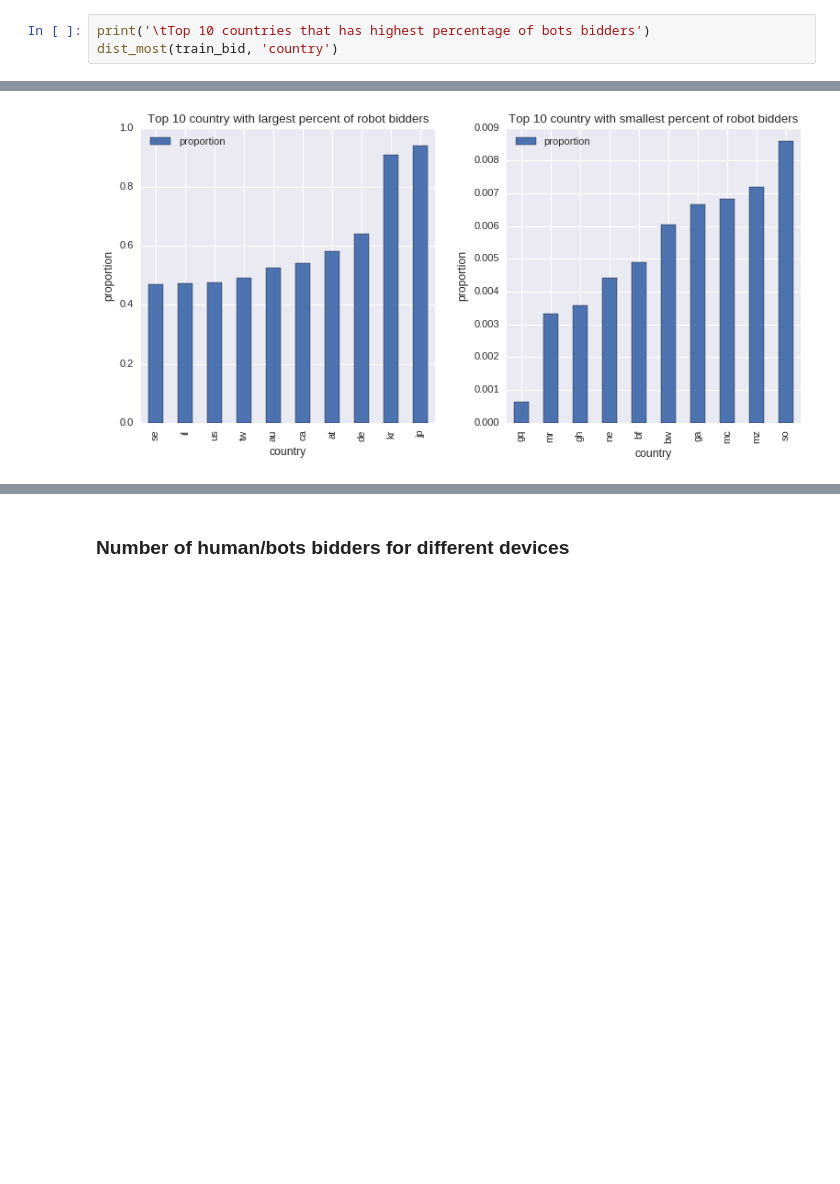
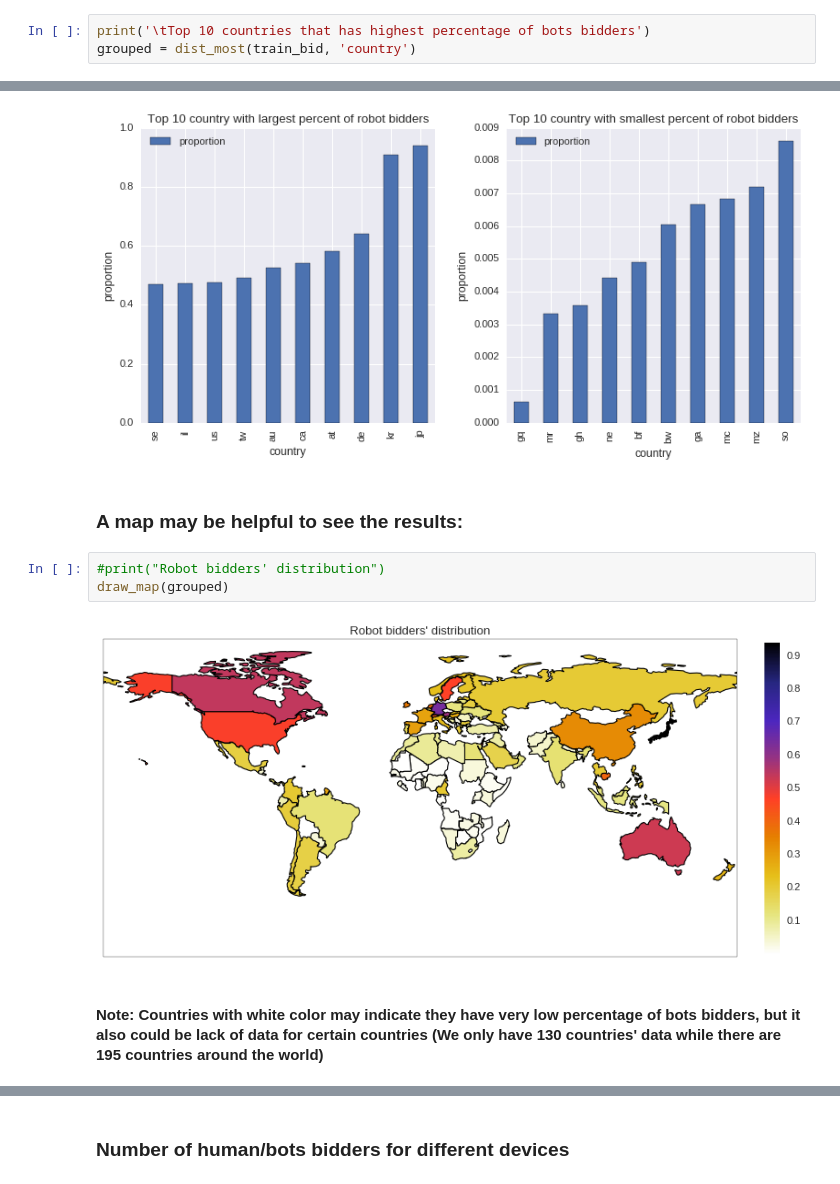
Before and after one commit to Z-Yang-328/Online-Auction-Analytics, a Jupyter notebook: Capstone Project/Data_Story_Capstone.ipynb, the cells around one changed output, grey strips where cells are left out. Saved outputs shown, nothing was run; the diff lists cells and outputs as text; blank space fills up the shorter version.

```diff
--- a/Capstone Project/Data_Story_Capstone.ipynb
+++ b/Capstone Project/Data_Story_Capstone.ipynb
@@ -315,7 +378,7 @@ One important finding is that number of bids cannot be used to classify whether
 ### Number of human/bots bidders for different countries
 # %%
 print('\tTop 10 countries that has highest percentage of bots bidders')
-dist_most(train_bid, 'country')
+grouped = dist_most(train_bid, 'country')
 # %% [output]
         Top 10 countries that has highest percentage of bots bidders
 |  | outcome_x | country | num_human_bidders | outcome_y | num_bots_bidders | proportion |
@@ -331,4 +394,13 @@ dist_most(train_bid, 'country')
 | 125 | 0.0 | jp | 498 | 1.0 | 7921.0 | 0.940848 |
 [figure]
 [figure]
+# %% [markdown]
+### A map may be helpful to see the results:
+# %%
+#print("Robot bidders' distribution")
+draw_map(grouped)
+# %% [output]
+[figure, added]
+# %% [markdown]
+#### Note: Countries with white color may indicate they have very low percentage of bots bidders, but it also could be lack of data for certain countries (We only have 130 countries' data while there are 195 countries around the world)
 # %% [markdown]
```
Also changed, not shown: parts of 3 cells of this notebook.
